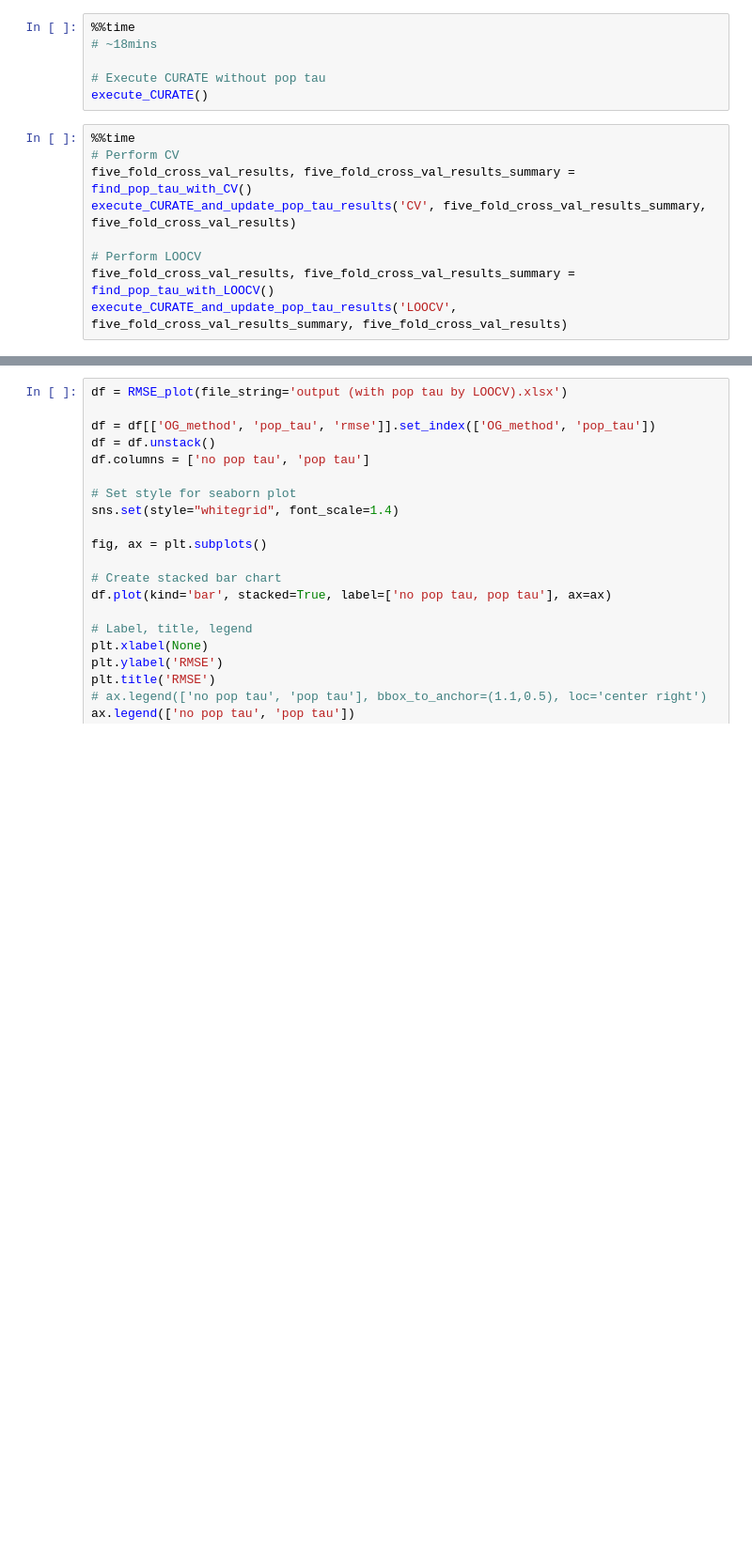
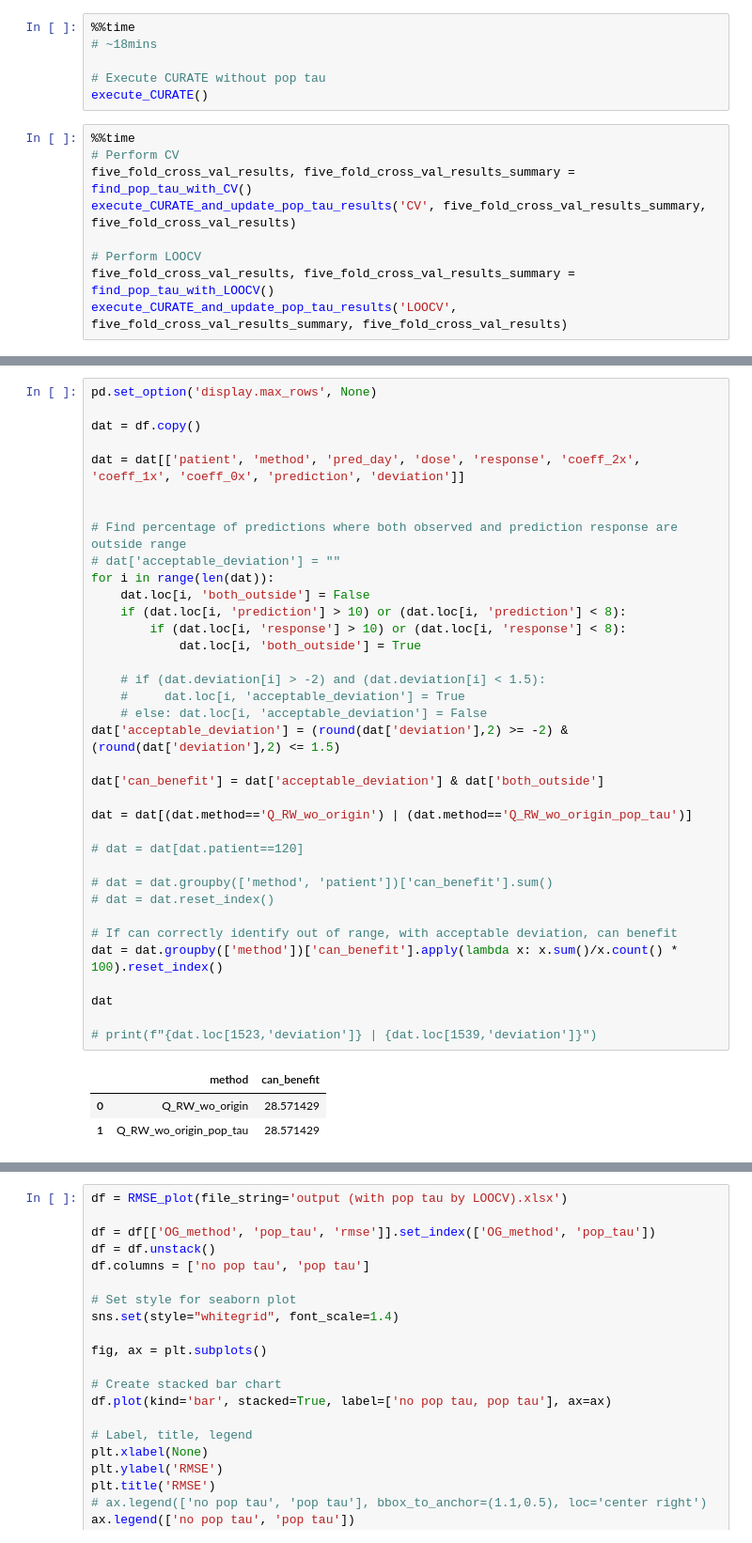
Before and after one commit to tshibei/retro_ped_liver_transplant, a Jupyter notebook: retro_PLT.ipynb, the cells around one changed output, grey strips where cells are left out. Shown at 94% size. Saved outputs shown, nothing was run; the diff lists cells and outputs as text; blank space fills up the shorter version.

```diff
--- a/retro_PLT.ipynb
+++ b/retro_PLT.ipynb
@@ -48,3 +50,43 @@ Wall time: 22.9 s
+# %%
+pd.set_option('display.max_rows', None)
+
+dat = df.copy()
+
+dat = dat[['patient', 'method', 'pred_day', 'dose', 'response', 'coeff_2x', 'coeff_1x', 'coeff_0x', 'prediction', 'deviation']]
+
+
+# Find percentage of predictions where both observed and prediction response are outside range
+# dat['acceptable_deviation'] = ""
+for i in range(len(dat)):
+    dat.loc[i, 'both_outside'] = False
+    if (dat.loc[i, 'prediction'] > 10) or (dat.loc[i, 'prediction'] < 8):
+        if (dat.loc[i, 'response'] > 10) or (dat.loc[i, 'response'] < 8):
+            dat.loc[i, 'both_outside'] = True
+
+    # if (dat.deviation[i] > -2) and (dat.deviation[i] < 1.5):
+    #     dat.loc[i, 'acceptable_deviation'] = True
+    # else: dat.loc[i, 'acceptable_deviation'] = False
+dat['acceptable_deviation'] = (round(dat['deviation'],2) >= -2) & (round(dat['deviation'],2) <= 1.5)
+
+dat['can_benefit'] = dat['acceptable_deviation'] & dat['both_outside']
+
+dat = dat[(dat.method=='Q_RW_wo_origin') | (dat.method=='Q_RW_wo_origin_pop_tau')]
+
+# dat = dat[dat.patient==120]
+
+# dat = dat.groupby(['method', 'patient'])['can_benefit'].sum()
+# dat = dat.reset_index()
+
+# If can correctly identify out of range, with acceptable deviation, can benefit
+dat = dat.groupby(['method'])['can_benefit'].apply(lambda x: x.sum()/x.count() * 100).reset_index()
+
+dat
+
+# print(f"{dat.loc[1523,'deviation']} | {dat.loc[1539,'deviation']}")
+# %% [output]
+|  | method | can_benefit |
+| 0 | Q_RW_wo_origin | 28.571429 |
+| 1 | Q_RW_wo_origin_pop_tau | 28.571429 |
 # %%
 dat = df.copy()
 dat
```
Also changed, not shown: parts of 4 cells of this notebook, 3 other files.
